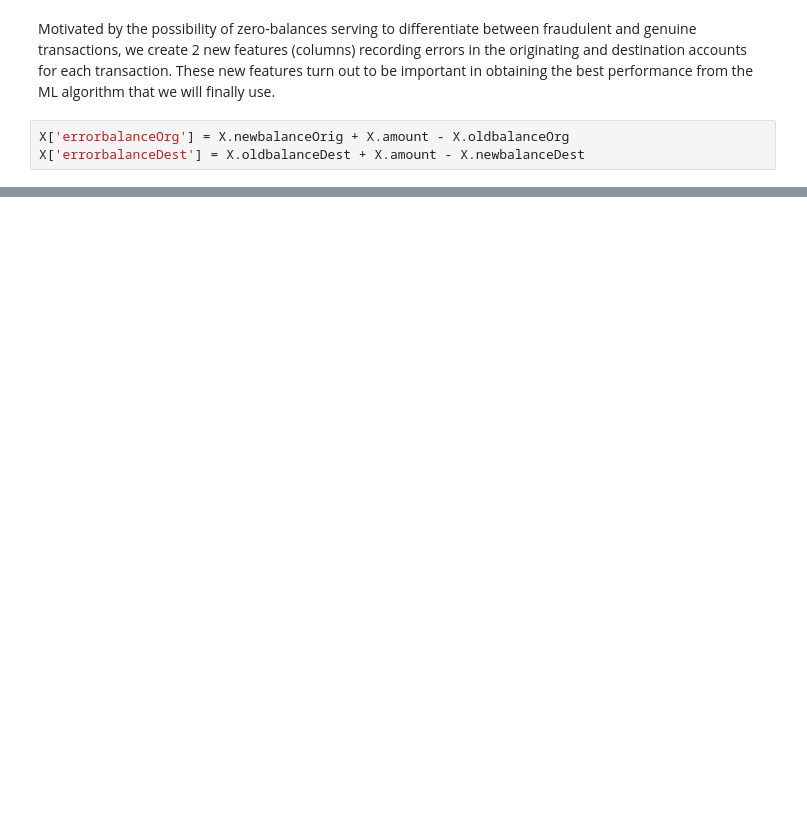
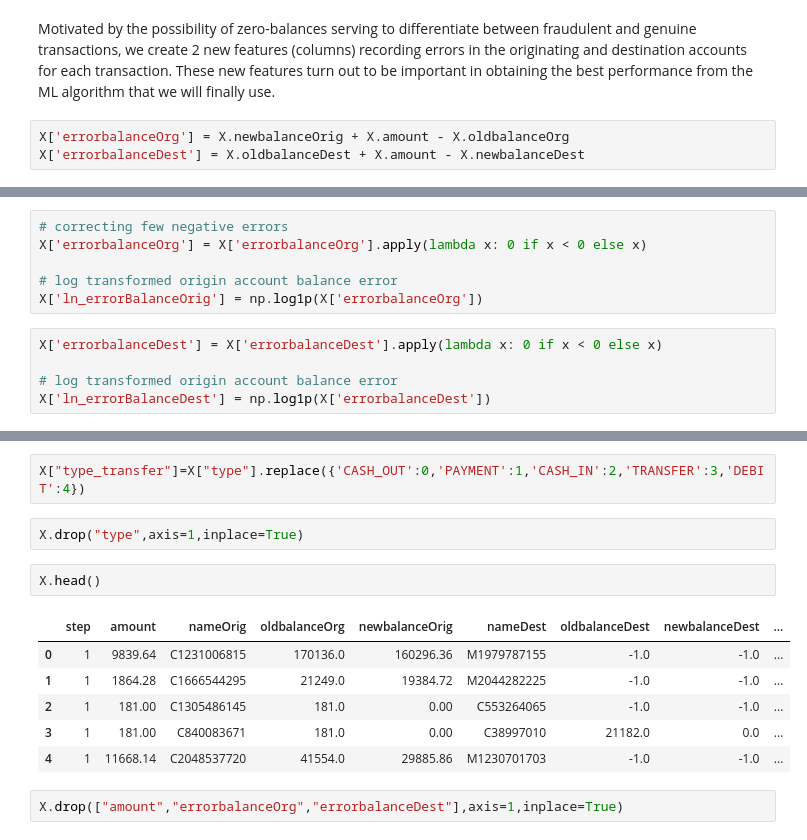
Before and after one commit to anujshr15/Online-Financial-Fraud-Detection, a Jupyter notebook: Online Financial Fraud Detection.ipynb, the cells around one changed output, grey strips where cells are left out. Saved outputs shown, nothing was run; the diff lists cells and outputs as text; blank space fills up the shorter version.

```diff
--- a/Online Financial Fraud Detection.ipynb
+++ b/Online Financial Fraud Detection.ipynb
@@ -363,0 +369,11 @@ X['errorbalanceDest'] = X.oldbalanceDest + X.amount - X.newbalanceDest
+# %%
+# correcting few negative errors
+X['errorbalanceOrg'] = X['errorbalanceOrg'].apply(lambda x: 0 if x < 0 else x)
+
+# log transformed origin account balance error
+X['ln_errorBalanceOrig'] = np.log1p(X['errorbalanceOrg'])
+# %%
+X['errorbalanceDest'] = X['errorbalanceDest'].apply(lambda x: 0 if x < 0 else x)
+
+# log transformed origin account balance error
+X['ln_errorBalanceDest'] = np.log1p(X['errorbalanceDest'])
@@ -363,0 +389,15 @@ X['errorbalanceDest'] = X.oldbalanceDest + X.amount - X.newbalanceDest
+# %%
+X["type_transfer"]=X["type"].replace({'CASH_OUT':0,'PAYMENT':1,'CASH_IN':2,'TRANSFER':3,'DEBIT':4})
+# %%
+X.drop("type",axis=1,inplace=True)
+# %%
+X.head()
+# %% [output]
+|  | step | amount | nameOrig | oldbalanceOrg | newbalanceOrig | nameDest | oldbalanceDest | newbalanceDest | ... |
+| 0 | 1 | 9839.64 | C1231006815 | 170136.0 | 160296.36 | M1979787155 | -1.0 | -1.0 | ... |
+| 1 | 1 | 1864.28 | C1666544295 | 21249.0 | 19384.72 | M2044282225 | -1.0 | -1.0 | ... |
+| 2 | 1 | 181.00 | C1305486145 | 181.0 | 0.00 | C553264065 | -1.0 | -1.0 | ... |
+| 3 | 1 | 181.00 | C840083671 | 181.0 | 0.00 | C38997010 | 21182.0 | 0.0 | ... |
+| 4 | 1 | 11668.14 | C2048537720 | 41554.0 | 29885.86 | M1230701703 | -1.0 | -1.0 | ... |
+# %%
+X.drop(["amount","errorbalanceOrg","errorbalanceDest"],axis=1,inplace=True)
```
Also changed, not shown: parts of 51 cells of this notebook.
